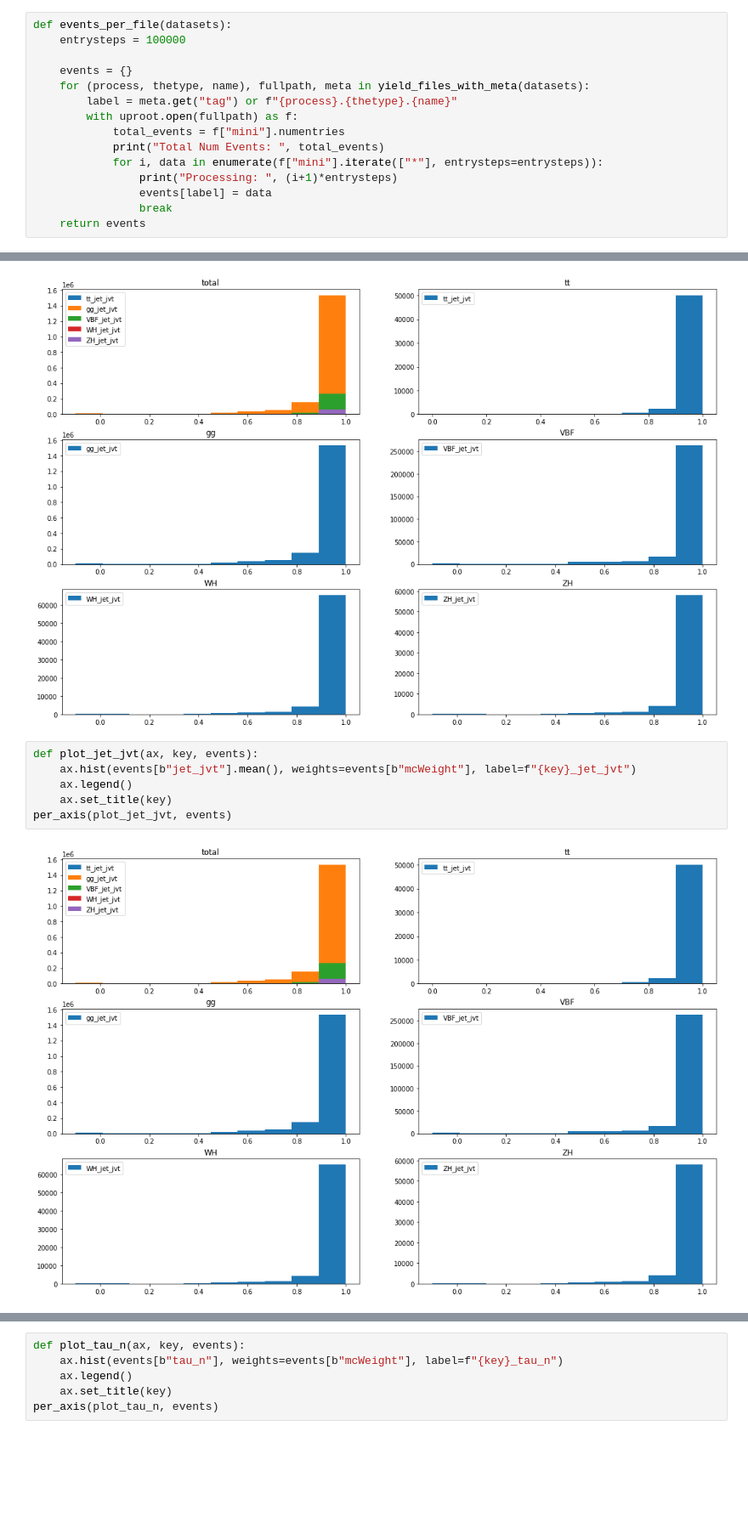
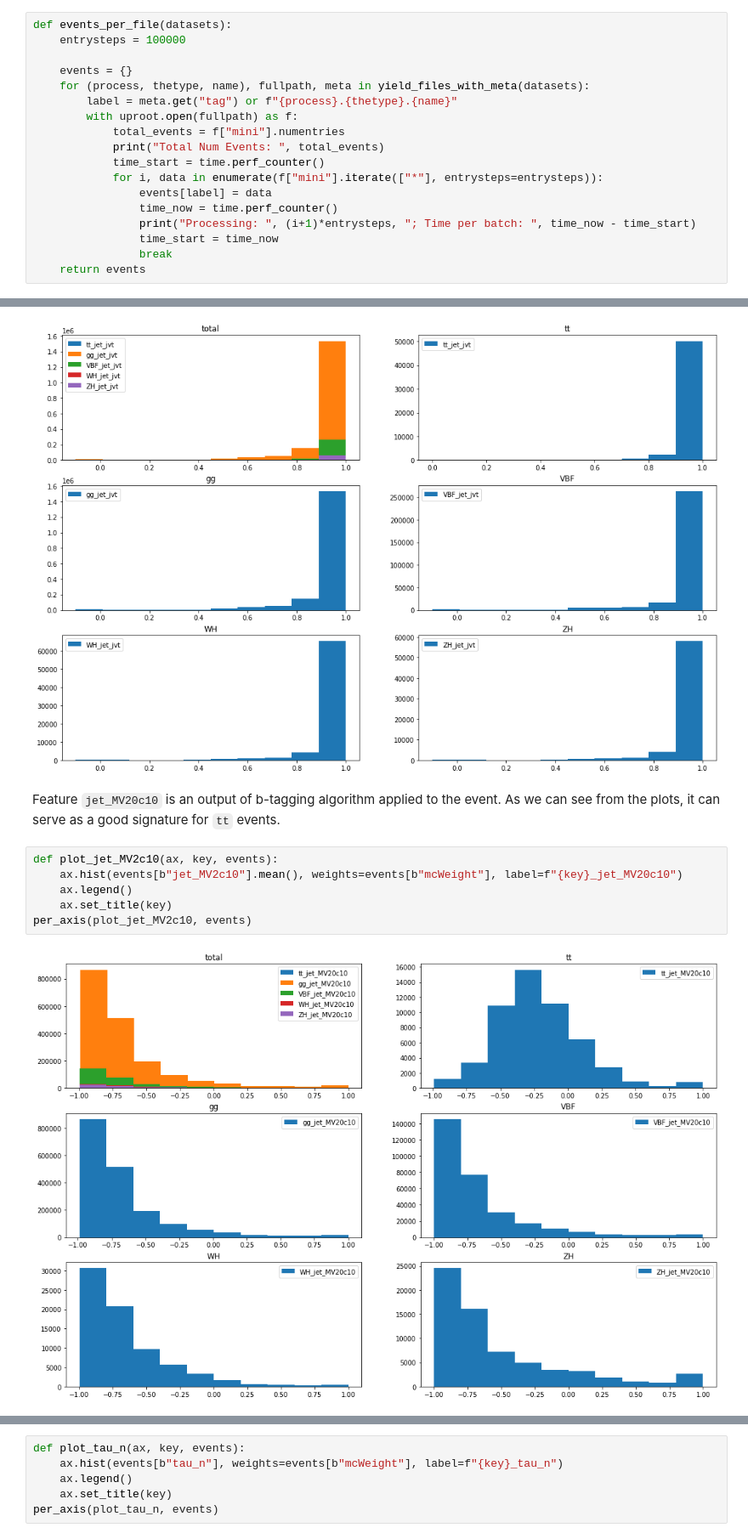
Before and after one commit to vindex10/rbpp-projects, a Jupyter notebook: project-final/eda.ipynb, the cells around one changed output, grey strips where cells are left out. Shown at 85% size. Drawn from its saved outputs; the diff is of its cells as text; blank space fills up the shorter version.

Commit message:
add eda and feature processing report chapters

```diff
--- a/project-final/eda.ipynb
+++ b/project-final/eda.ipynb
@@ -102,8 +102,11 @@ def events_per_file(datasets):
         with uproot.open(fullpath) as f:
             total_events = f["mini"].numentries
             print("Total Num Events: ", total_events)
+            time_start = time.perf_counter()
             for i, data in enumerate(f["mini"].iterate(["*"], entrysteps=entrysteps)):
-                print("Processing: ", (i+1)*entrysteps)
                 events[label] = data
+                time_now = time.perf_counter()
+                print("Processing: ", (i+1)*entrysteps, "; Time per batch: ", time_now - time_start)
+                time_start = time_now
                 break
     return events
@@ -160,11 +174,13 @@ def plot_jet_jvt(ax, key, events):
 per_axis(plot_jet_jvt, events)
 # %% [output]
 [figure]
+# %% [markdown]
+Feature `jet_MV20c10` is an output of b-tagging algorithm applied to the event. As we can see from the plots, it can serve as a good signature for `tt` events.
 # %%
-def plot_jet_jvt(ax, key, events):
-    ax.hist(events[b"jet_jvt"].mean(), weights=events[b"mcWeight"], label=f"{key}_jet_jvt")
+def plot_jet_MV2c10(ax, key, events):
+    ax.hist(events[b"jet_MV2c10"].mean(), weights=events[b"mcWeight"], label=f"{key}_jet_MV20c10")
     ax.legend()
     ax.set_title(key)
-per_axis(plot_jet_jvt, events)
+per_axis(plot_jet_MV2c10, events)
 # %% [output]
-[figure, old version]
+[figure, new version]
```
Also changed, not shown: parts of 13 cells of this notebook, 2 other files.
